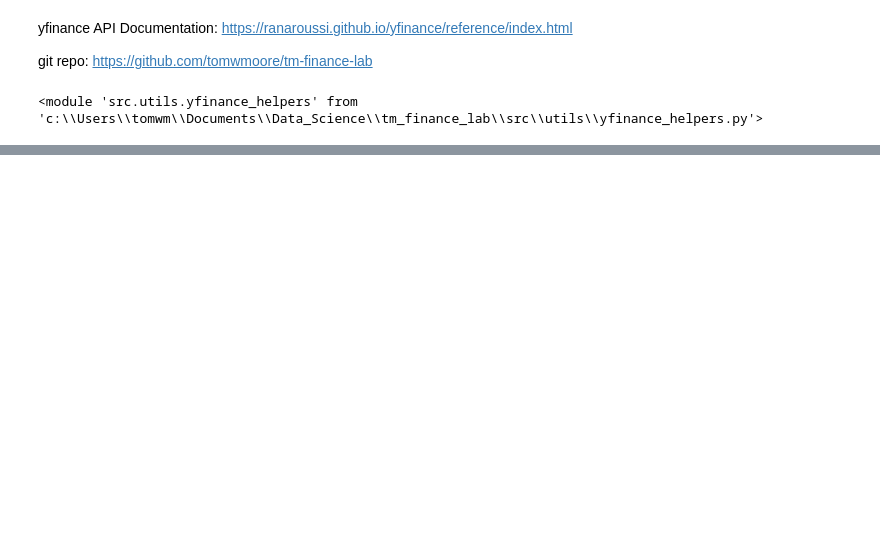
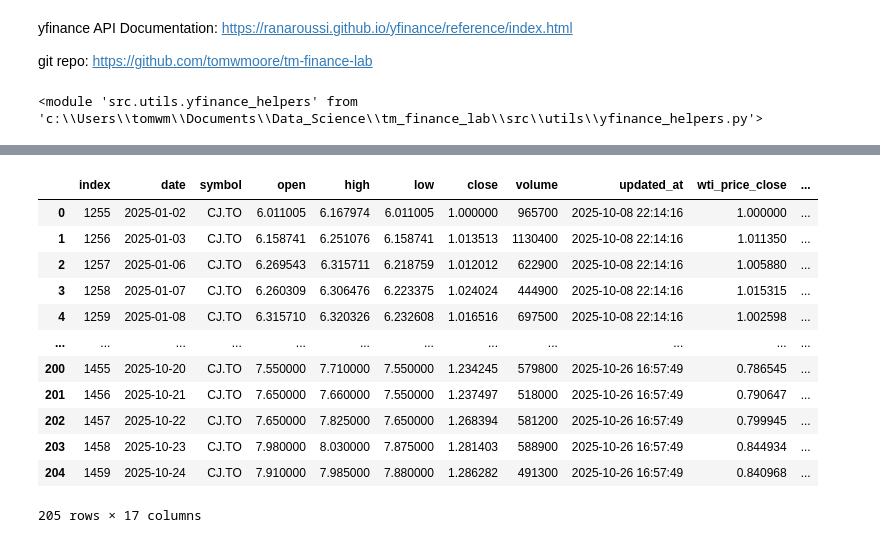
Before and after one commit to tomwmoore/tm-finance-lab, a Jupyter notebook: notebooks/analyze_stock.ipynb, the cells around one changed output, grey strips where cells are left out. Saved outputs shown, nothing was run; the diff lists cells and outputs as text; code cells hidden in the pictures; blank space fills up the shorter version.

```diff
--- a/notebooks/analyze_stock.ipynb
+++ b/notebooks/analyze_stock.ipynb
@@ -193,0 +122,27 @@ np.float64(4.697543875376383)
+# %%
+df_ppl = df_plot.copy()
+
+df_ppl.reset_index(inplace=True)
+# %%
+
+importlib.reload(src.pipelines.features)
+from src.pipelines.features import FeaturePipeline
+
+
+ppl = FeaturePipeline(df_ppl)
+# %%
+ppl.run_pipeline()
+# %% [output]
+|  | index | date | symbol | open | high | low | close | volume | updated_at | wti_price_close | ... |
+| 0 | 1255 | 2025-01-02 | CJ.TO | 6.011005 | 6.167974 | 6.011005 | 1.000000 | 965700 | 2025-10-08 22:14:16 | 1.000000 | ... |
+| 1 | 1256 | 2025-01-03 | CJ.TO | 6.158741 | 6.251076 | 6.158741 | 1.013513 | 1130400 | 2025-10-08 22:14:16 | 1.011350 | ... |
+| 2 | 1257 | 2025-01-06 | CJ.TO | 6.269543 | 6.315711 | 6.218759 | 1.012012 | 622900 | 2025-10-08 22:14:16 | 1.005880 | ... |
+| 3 | 1258 | 2025-01-07 | CJ.TO | 6.260309 | 6.306476 | 6.223375 | 1.024024 | 444900 | 2025-10-08 22:14:16 | 1.015315 | ... |
+| 4 | 1259 | 2025-01-08 | CJ.TO | 6.315710 | 6.320326 | 6.232608 | 1.016516 | 697500 | 2025-10-08 22:14:16 | 1.002598 | ... |
+| ... | ... | ... | ... | ... | ... | ... | ... | ... | ... | ... | ... |
+| 200 | 1455 | 2025-10-20 | CJ.TO | 7.550000 | 7.710000 | 7.550000 | 1.234245 | 579800 | 2025-10-26 16:57:49 | 0.786545 | ... |
+| 201 | 1456 | 2025-10-21 | CJ.TO | 7.650000 | 7.660000 | 7.550000 | 1.237497 | 518000 | 2025-10-26 16:57:49 | 0.790647 | ... |
+| 202 | 1457 | 2025-10-22 | CJ.TO | 7.650000 | 7.825000 | 7.650000 | 1.268394 | 581200 | 2025-10-26 16:57:49 | 0.799945 | ... |
+| 203 | 1458 | 2025-10-23 | CJ.TO | 7.980000 | 8.030000 | 7.875000 | 1.281403 | 588900 | 2025-10-26 16:57:49 | 0.844934 | ... |
+| 204 | 1459 | 2025-10-24 | CJ.TO | 7.910000 | 7.985000 | 7.880000 | 1.286282 | 491300 | 2025-10-26 16:57:49 | 0.840968 | ... |
+205 rows × 17 columns
```
Also changed, not shown: parts of 11 cells of this notebook, 2 other files.
